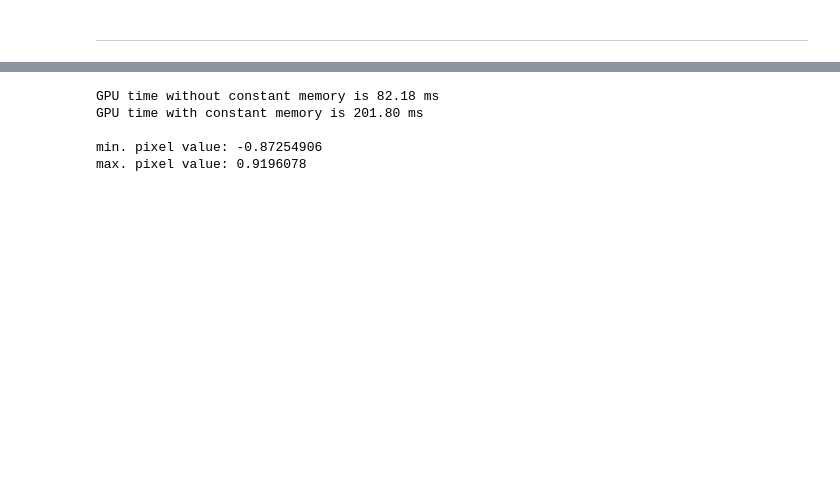
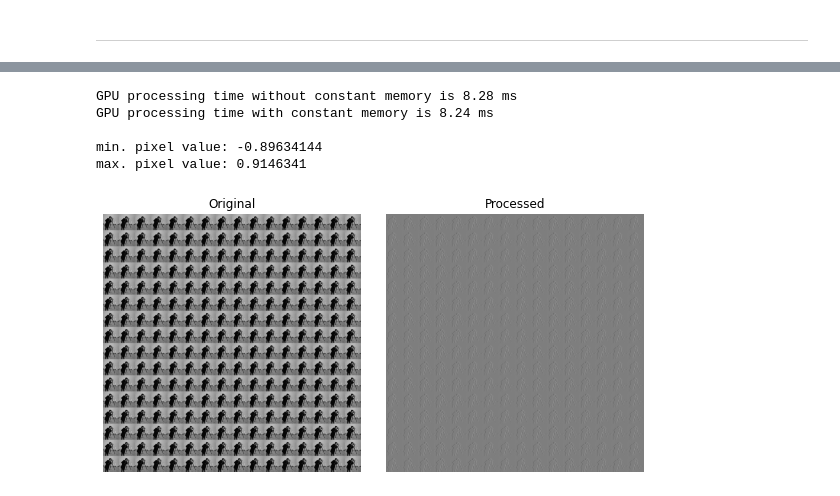
Before and after one commit to rmcabezon/GPU-course, a Jupyter notebook: notebooks/ImageProcessingConvolution.ipynb, the cells around one changed output, grey strips where cells are left out. Drawn from its saved outputs; the diff is of its cells as text; code cells hidden in the pictures; blank space fills up the shorter version.

```diff
--- a/notebooks/ImageProcessingConvolution.ipynb
+++ b/notebooks/ImageProcessingConvolution.ipynb
@@ -299,7 +382,7 @@ from numba import cuda
 from skimage import io
 
 # read image and define output image
-image = read_image(image_path, 1)
+image = read_image(image_path, 10)
 edges_sobel_v = np.zeros_like(image)
 
 # Define sobel filter for vertical edges
@@ -312,7 +395,7 @@ sobel_v_filter = (1. / 4) * np.array([[-1, 0, 1], [-2, 0, 2], [-1, 0, 1]], dtype
 threads_per_block = (16, 16)
 blocks_per_grid = get_blocks_per_grid(threads_per_block, image.shape)
 
-with timeit_context('GPU time including with transfer'):
+with timeit_context('GPU time including transfer'):
     filter2d_gpu[blocks_per_grid, threads_per_block](image, sobel_v_filter, edges_sobel_v)
     cuda.synchronize()
 
@@ -402,37 +486,40 @@ import matplotlib.pyplot as plt
 from numba import cuda
 from skimage import io
 
 # read image and define output image
-image = read_image(image_path, 10)
+image = read_image(image_path, 16)
 edges_sobel_v = np.zeros_like(image)
 
 threads_per_block = (16, 16)
 blocks_per_grid = get_blocks_per_grid(threads_per_block, image.shape)
 
 # copy to arrays to device memory before processing
 stream = cuda.stream()
 # with timeit_context('Transfer to GPU'):
 image_on_device = cuda.to_device(image, stream=stream)
 filter_on_device = cuda.to_device(sobel_v_filter, stream=stream)
 filtered_image_on_device = cuda.to_device(edges_sobel_v, stream=stream)
 cuda.synchronize()
 
-with timeit_context('GPU time without constant memory'):
+with timeit_context('GPU processing time without constant memory'):
     filter2d_gpu[blocks_per_grid, threads_per_block](image_on_device, filter_on_device, filtered_image_on_device)
     cuda.synchronize()
 
-with timeit_context('GPU time with constant memory'):
+with timeit_context('GPU processing time with constant memory'):
     filter2d_gpu_with_const_filter[blocks_per_grid, threads_per_block](image_on_device, filtered_image_on_device)
     cuda.synchronize()
 
 edges_sobel_v = filtered_image_on_device.copy_to_host()
 cuda.synchronize()
 
 print("")
 print_min_and_max_pixel_vals(edges_sobel_v)
+
+show_image(image, edges_sobel_v)
 # %% [output]
-GPU time without constant memory is 82.18 ms
-GPU time with constant memory is 201.80 ms
+GPU processing time without constant memory is 8.28 ms
+GPU processing time with constant memory is 8.24 ms
 
-min. pixel value: -0.87254906
-max. pixel value: 0.9196078
+min. pixel value: -0.89634144
+max. pixel value: 0.9146341
+[figure, added]
```
Also changed, not shown: parts of 35 cells of this notebook, 2 other files.
